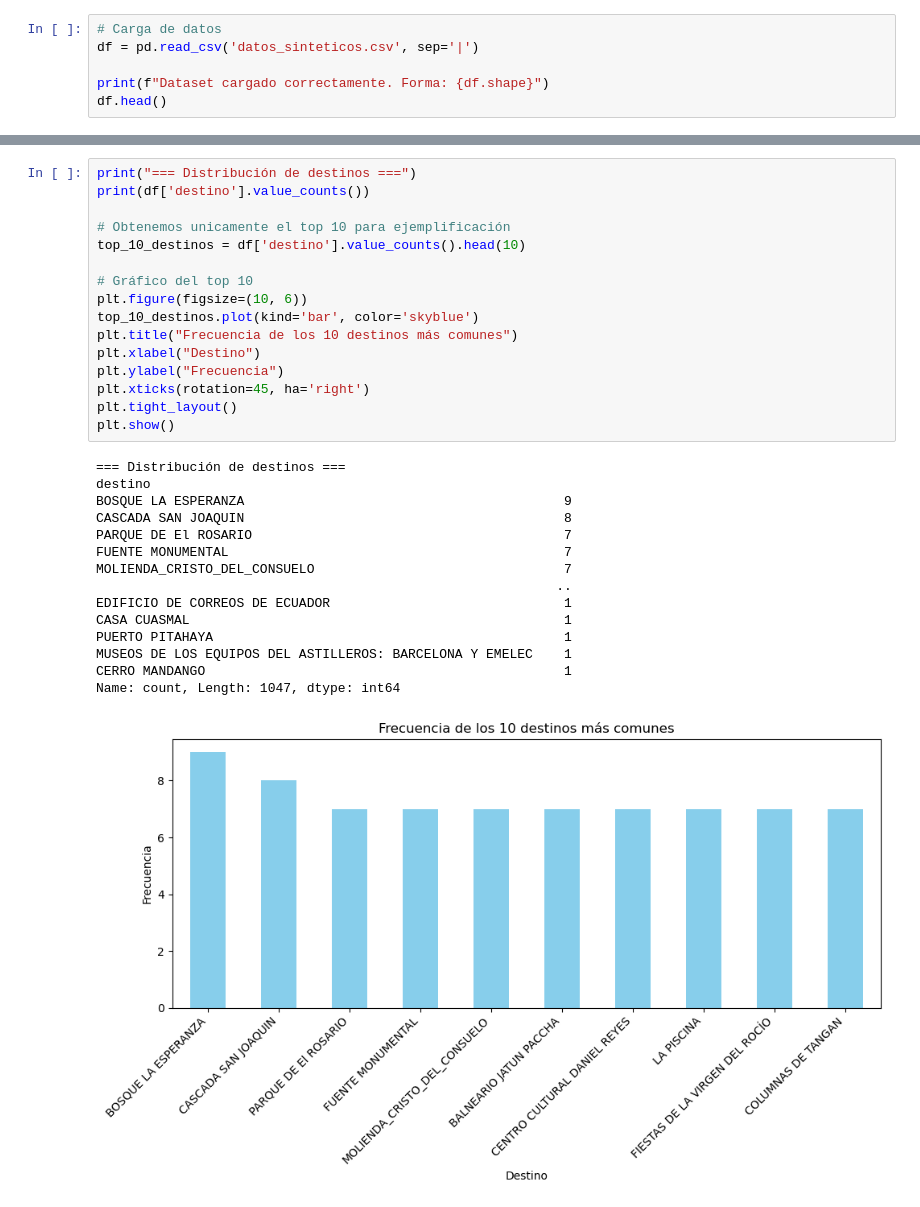
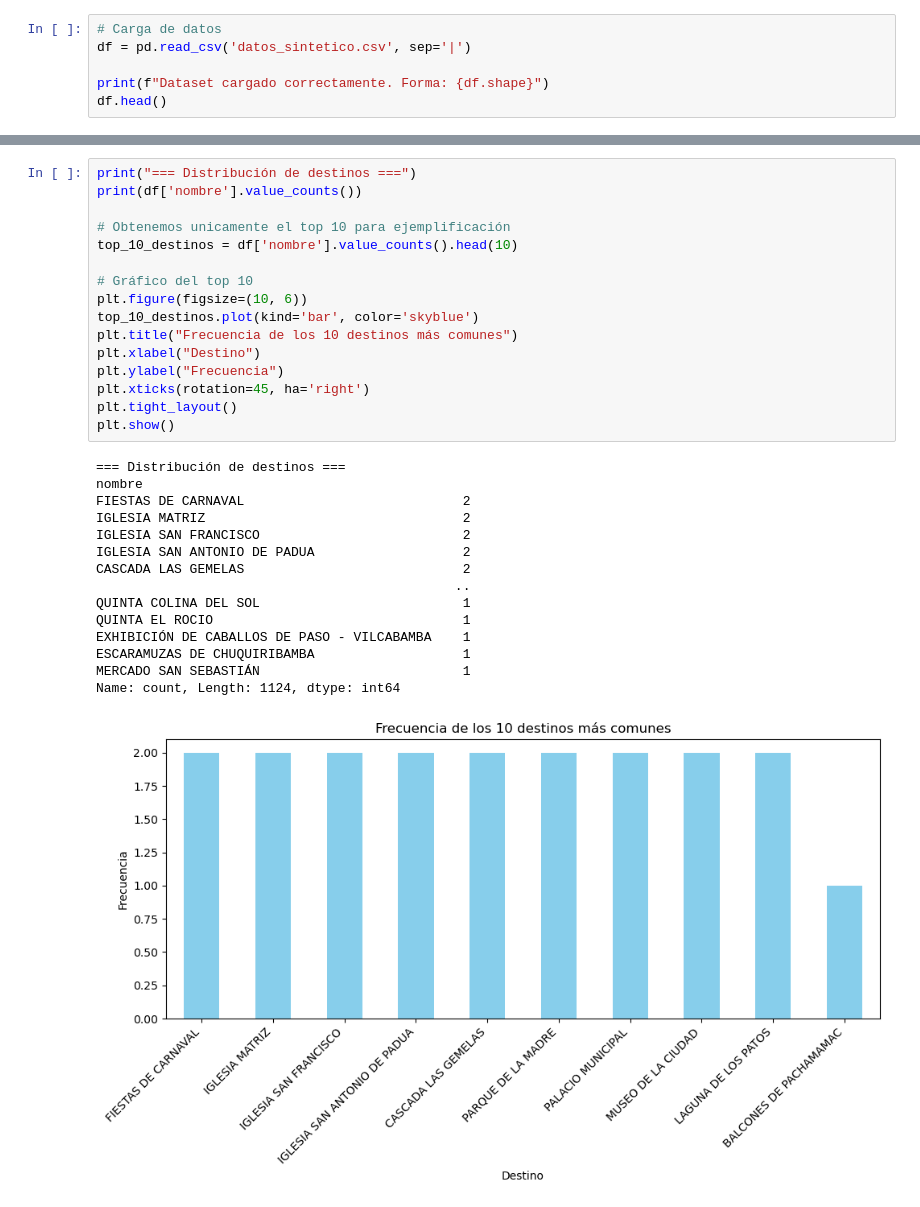
Before and after one commit to fundestpuente/SIC-Family-Armony-Ai-Sistema-de-recomendacion-para-viajes-familiares-segun-preferencias-individuales, a Jupyter notebook: data/AnalisisExploratorio.ipynb, the cells around one changed output, grey strips where cells are left out. Drawn from its saved outputs; the diff is of its cells as text.

```diff
--- a/data/AnalisisExploratorio.ipynb
+++ b/data/AnalisisExploratorio.ipynb
@@ -10,6 +10,6 @@ from xgboost import XGBClassifier
 # %%
 # Carga de datos
-df = pd.read_csv('datos_sinteticos.csv', sep='|')
+df = pd.read_csv('datos_sintetico.csv', sep='|')
 
 print(f"Dataset cargado correctamente. Forma: {df.shape}")
 df.head()
@@ -73,34 +63,34 @@ Duplicados exactos: 0
 # %%
 print("=== Distribución de destinos ===")
-print(df['destino'].value_counts())
+print(df['nombre'].value_counts())
 
 # Obtenemos unicamente el top 10 para ejemplificación
-top_10_destinos = df['destino'].value_counts().head(10)
+top_10_destinos = df['nombre'].value_counts().head(10)
 
 # Gráfico del top 10
 plt.figure(figsize=(10, 6))
 top_10_destinos.plot(kind='bar', color='skyblue')
 plt.title("Frecuencia de los 10 destinos más comunes")
 plt.xlabel("Destino")
 plt.ylabel("Frecuencia")
 plt.xticks(rotation=45, ha='right')
 plt.tight_layout()
 plt.show()
 # %% [output]
 === Distribución de destinos ===
-destino
-BOSQUE LA ESPERANZA                                         9
-CASCADA SAN JOAQUIN                                         8
-PARQUE DE El ROSARIO                                        7
-FUENTE MONUMENTAL                                           7
-MOLIENDA_CRISTO_DEL_CONSUELO                                7
-                                                           ..
-EDIFICIO DE CORREOS DE ECUADOR                              1
-CASA CUASMAL                                                1
-PUERTO PITAHAYA                                             1
-MUSEOS DE LOS EQUIPOS DEL ASTILLEROS: BARCELONA Y EMELEC    1
-CERRO MANDANGO                                              1
-Name: count, Length: 1047, dtype: int64
+nombre
+FIESTAS DE CARNAVAL                            2
+IGLESIA MATRIZ                                 2
+IGLESIA SAN FRANCISCO                          2
+IGLESIA SAN ANTONIO DE PADUA                   2
+CASCADA LAS GEMELAS                            2
+                                              ..
+QUINTA COLINA DEL SOL                          1
+QUINTA EL ROCIO                                1
+EXHIBICIÓN DE CABALLOS DE PASO - VILCABAMBA    1
+ESCARAMUZAS DE CHUQUIRIBAMBA                   1
+MERCADO SAN SEBASTIÁN                          1
+Name: count, Length: 1124, dtype: int64
-[figure, old version]
+[figure, new version]
 # %%
 # Seleccionar columnas de preferencias
```
Also changed, not shown: parts of 16 cells of this notebook, 5 other files.
